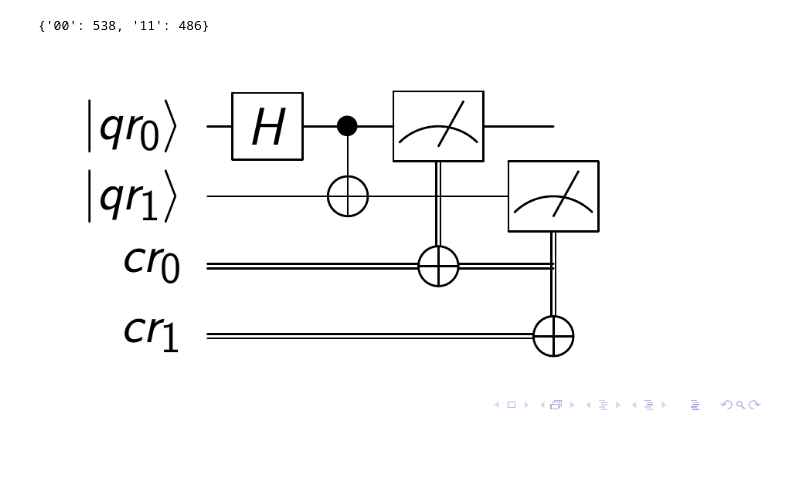
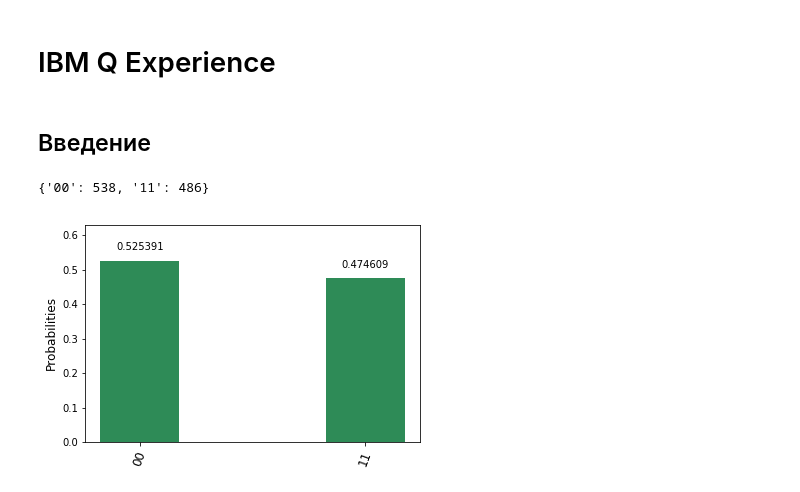
Before and after one commit to RQC-QApp/NNQST, a Jupyter notebook: seminars/01_ibm_intro.ipynb, the cells around one changed output. Saved outputs shown, nothing was run; the diff lists cells and outputs as text; code cells hidden in the pictures; blank space fills up the shorter version.

```diff
--- a/seminars/01_ibm_intro.ipynb
+++ b/seminars/01_ibm_intro.ipynb
@@ -1,3 +11,7 @@
+# %% [markdown]
+# IBM Q Experience
+# %% [markdown]
+## Введение
 # %%
 from qiskit import QuantumProgram
 
@@ -43,28 +57,10 @@ result = qp.execute('Bell')
 print(result.get_counts('Bell'))
 # %% [output]
 {'00': 538, '11': 486}
-# %%
-import os
-import shutil
-from qiskit.tools.visualization import latex_drawer
-import pdf2image
-
-def circuitImage(circuit, basis="u1,u2,u3,cx"):
-    """Obtain the circuit in image format
-    Note: Requires pdflatex installed (to compile Latex)
-    Note: Required pdf2image Python package (to display pdf as image)
-    """
-    filename='circuit'
-    tmpdir='tmp/'
-    if not os.path.exists(tmpdir):
-        os.makedirs(tmpdir)
-    latex_drawer(circuit, tmpdir+filename+".tex", basis=basis)
-    os.system("pdflatex -output-directory {} {}".format(tmpdir, filename+".tex"))
-    images = pdf2image.convert_from_path(tmpdir+filename+".pdf")
-    shutil.rmtree(tmpdir)
-    return images[0]
-
-basis="u1,u2,u3,cx,x,y,z,h,s,t,rx,ry,rz"
-circuitImage(qc, basis)
-# %% [output]
-[figure, removed]
+# %%
+from qiskit.tools.visualization import plot_histogram
+
+# Гистограмма распределения исходов.
+plot_histogram(result.get_counts('Bell'))
+# %% [output]
+[figure, added]
```
Also changed, not shown: parts of 4 cells of this notebook, 5 other files.
